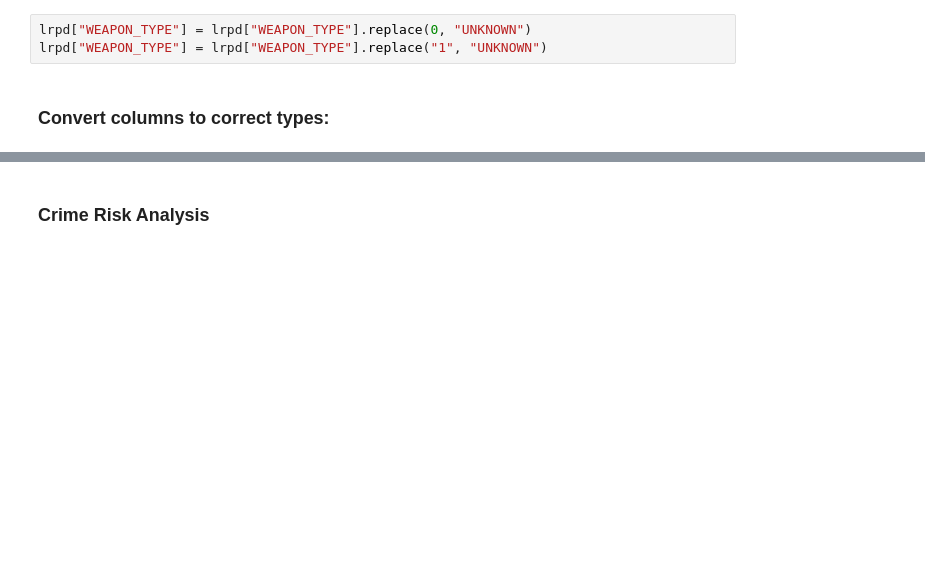
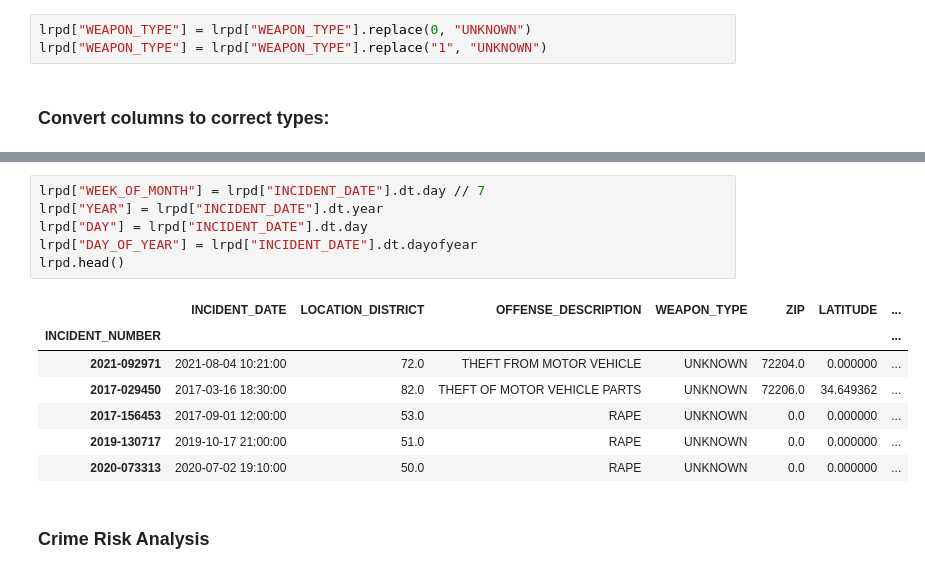
Before and after one commit to ATU-TechAI-Research-Hub/little-rock-crime, a Jupyter notebook: jupyter-notebooks/1_data_cleanup_cj_2022-10-31.ipynb, the cells around one changed output, grey strips where cells are left out. Saved outputs shown, nothing was run; the diff lists cells and outputs as text; blank space fills up the shorter version.

```diff
--- a/jupyter-notebooks/1_data_cleanup_cj_2022-10-31.ipynb
+++ b/jupyter-notebooks/1_data_cleanup_cj_2022-10-31.ipynb
@@ -46,3 +46,17 @@ lrpd.head()
+# %%
+lrpd["WEEK_OF_MONTH"] = lrpd["INCIDENT_DATE"].dt.day // 7
+lrpd["YEAR"] = lrpd["INCIDENT_DATE"].dt.year
+lrpd["DAY"] = lrpd["INCIDENT_DATE"].dt.day
+lrpd["DAY_OF_YEAR"] = lrpd["INCIDENT_DATE"].dt.dayofyear
+lrpd.head()
+# %% [output]
+|  | INCIDENT_DATE | LOCATION_DISTRICT | OFFENSE_DESCRIPTION | WEAPON_TYPE | ZIP | LATITUDE | ... |
+| INCIDENT_NUMBER |  |  |  |  |  |  | ... |
+| 2021-092971 | 2021-08-04 10:21:00 | 72.0 | THEFT FROM MOTOR VEHICLE | UNKNOWN | 72204.0 | 0.000000 | ... |
+| 2017-029450 | 2017-03-16 18:30:00 | 82.0 | THEFT OF MOTOR VEHICLE PARTS | UNKNOWN | 72206.0 | 34.649362 | ... |
+| 2017-156453 | 2017-09-01 12:00:00 | 53.0 | RAPE | UNKNOWN | 0.0 | 0.000000 | ... |
+| 2019-130717 | 2019-10-17 21:00:00 | 51.0 | RAPE | UNKNOWN | 0.0 | 0.000000 | ... |
+| 2020-073313 | 2020-07-02 19:10:00 | 50.0 | RAPE | UNKNOWN | 0.0 | 0.000000 | ... |
 # %% [markdown]
 ### Crime Risk Analysis
 # %%
```
Also changed, not shown: parts of 3 cells of this notebook, 3 other files.
